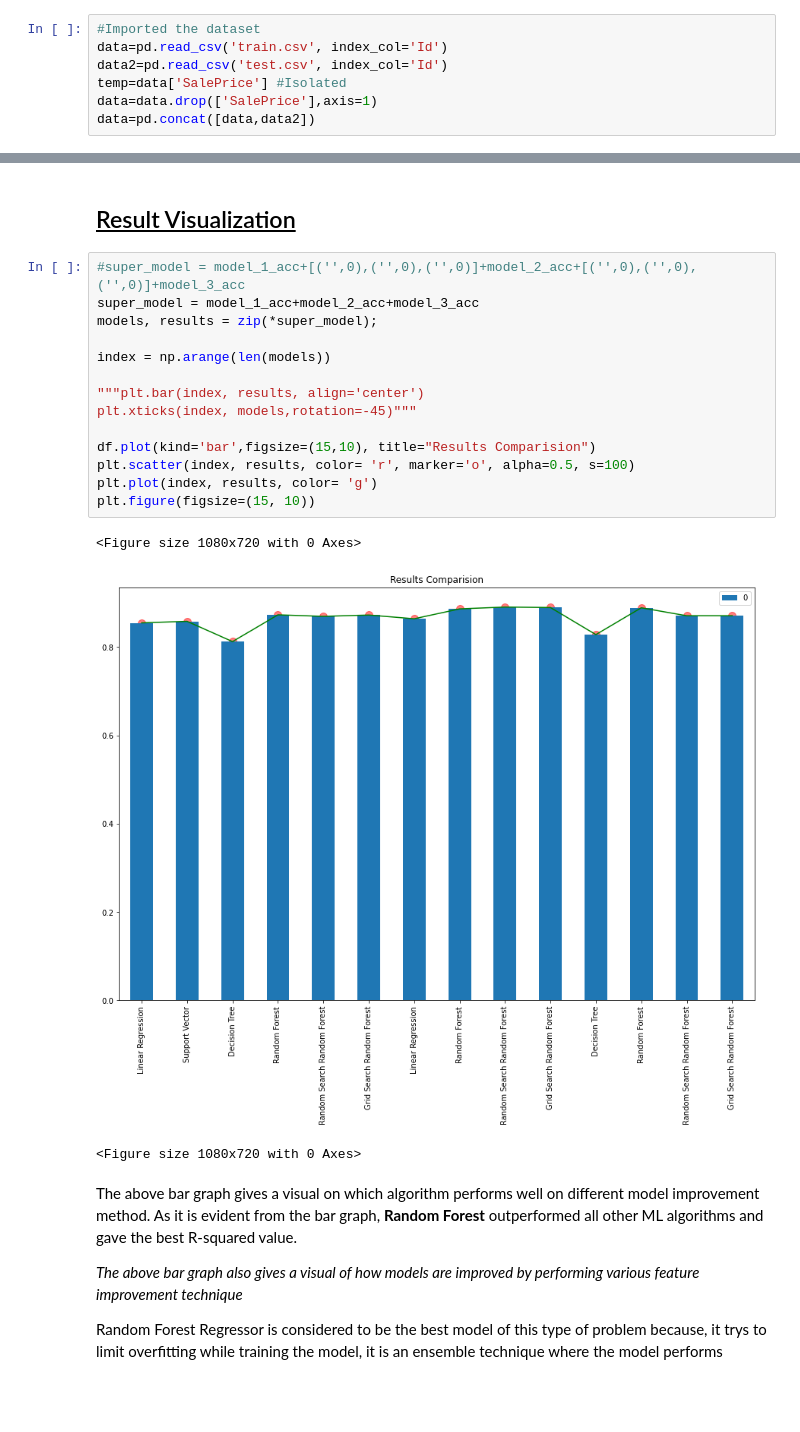
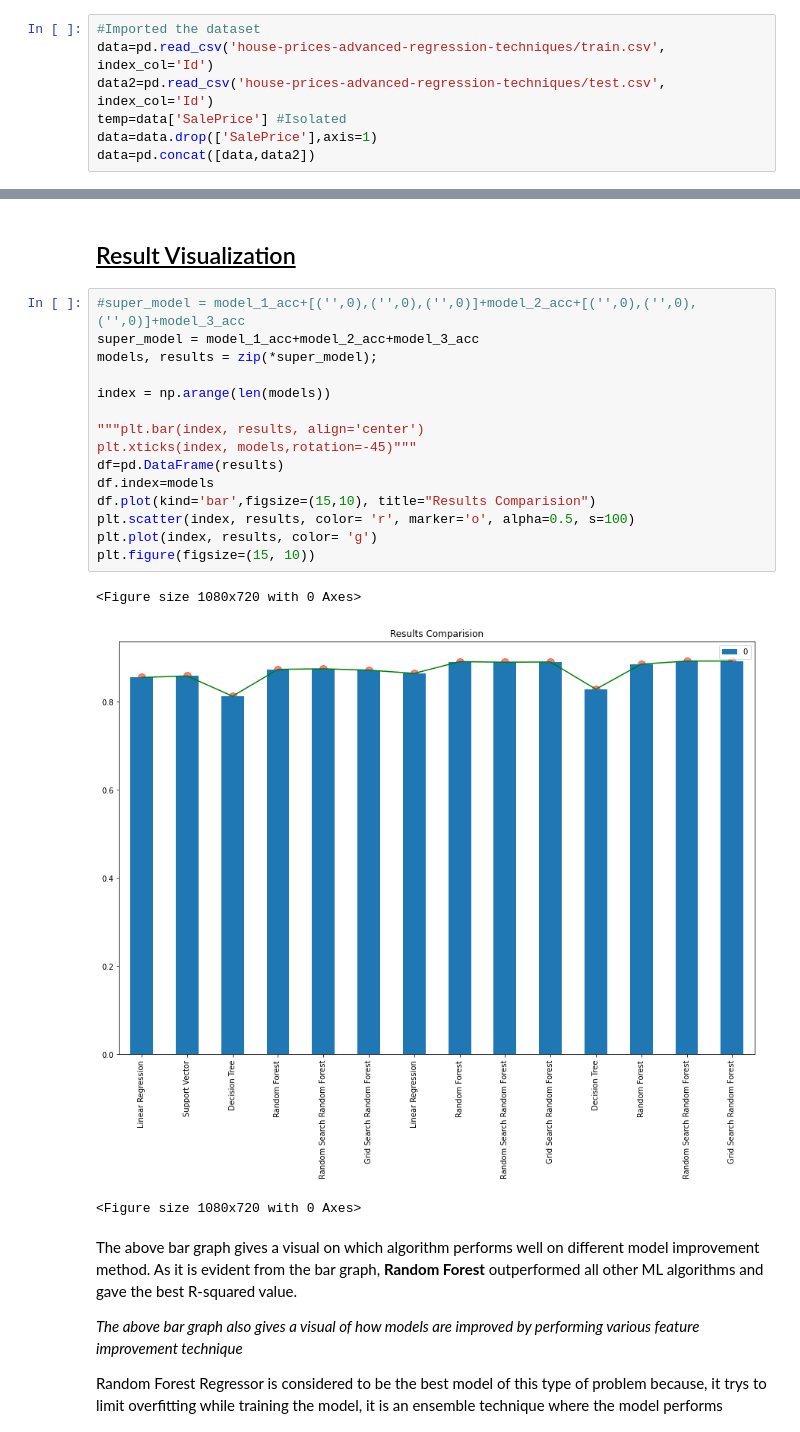
Before and after one commit to finesebastian/CS675_Midterm, a Jupyter notebook: CS675_Midterm_Project.ipynb, the cells around one changed output, grey strips where cells are left out. Saved outputs shown, nothing was run; the diff lists cells and outputs as text; blank space fills up the shorter version.

```diff
--- a/CS675_Midterm_Project.ipynb
+++ b/CS675_Midterm_Project.ipynb
@@ -105,8 +105,8 @@ def remove_outliers(df, outlier_df, num_feat):
     return df
 # %%
 #Imported the dataset
-data=pd.read_csv('train.csv', index_col='Id')
-data2=pd.read_csv('test.csv', index_col='Id')
+data=pd.read_csv('house-prices-advanced-regression-techniques/train.csv', index_col='Id')
+data2=pd.read_csv('house-prices-advanced-regression-techniques/test.csv', index_col='Id')
 temp=data['SalePrice'] #Isolated
 data=data.drop(['SalePrice'],axis=1)
 data=pd.concat([data,data2])
@@ -1467,20 +1467,21 @@ R-squared Error: 0.892208721805615
 # %%
 #super_model = model_1_acc+[('',0),('',0),('',0)]+model_2_acc+[('',0),('',0),('',0)]+model_3_acc
 super_model = model_1_acc+model_2_acc+model_3_acc
 models, results = zip(*super_model);
 
 index = np.arange(len(models))
 
 """plt.bar(index, results, align='center')
 plt.xticks(index, models,rotation=-45)"""
-
+df=pd.DataFrame(results)
+df.index=models
 df.plot(kind='bar',figsize=(15,10), title="Results Comparision")
 plt.scatter(index, results, color= 'r', marker='o', alpha=0.5, s=100)
 plt.plot(index, results, color= 'g')
 plt.figure(figsize=(15, 10))
 # %% [output]
 <Figure size 1080x720 with 0 Axes>
-[figure, old version]
+[figure, new version]
 <Figure size 1080x720 with 0 Axes>
 # %% [markdown]
 The above bar graph gives a visual on which algorithm performs well on different model improvement method. As it is evident from the bar graph, <b>Random Forest</b> outperformed all other ML algorithms and gave the best R-squared value.
```
Also changed, not shown: parts of 26 cells of this notebook.
